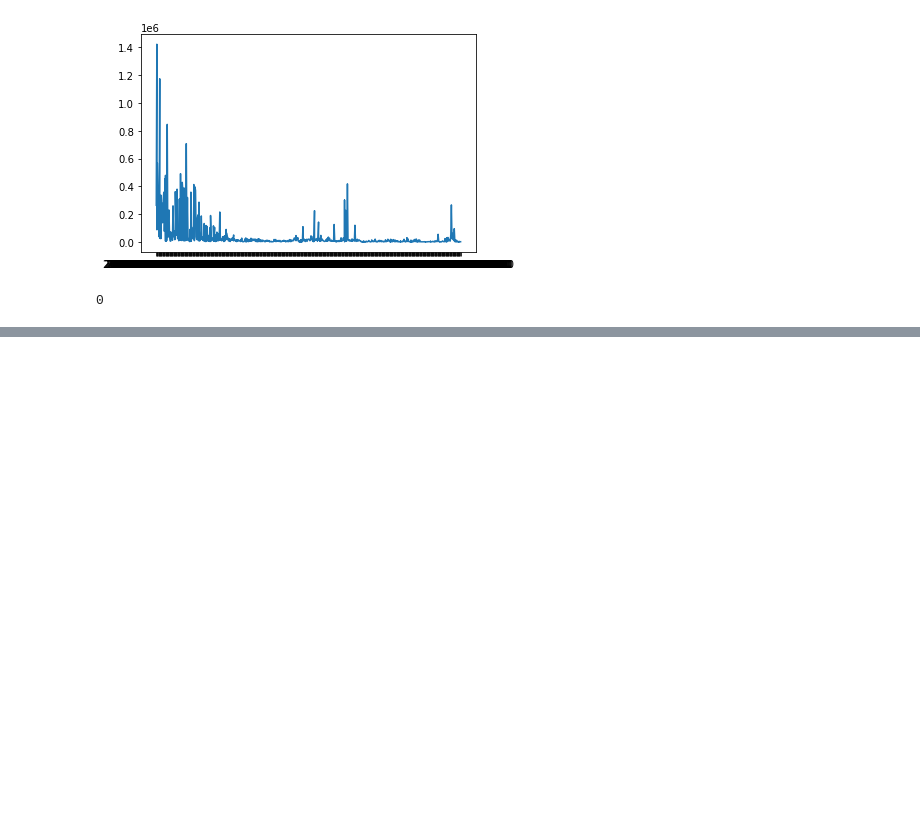
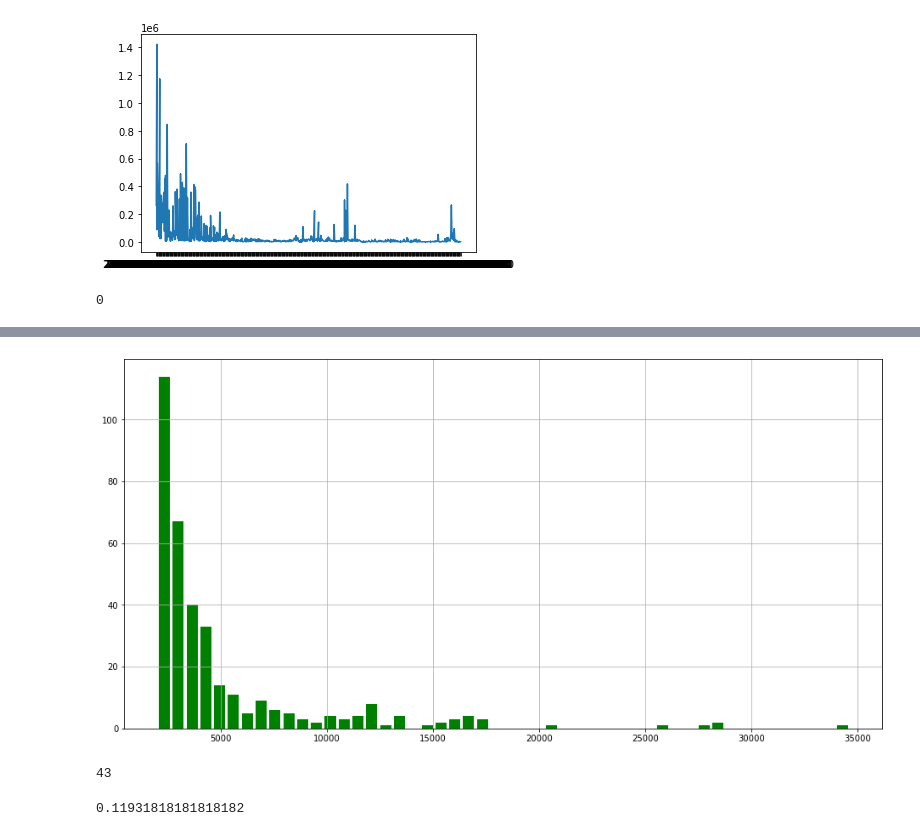
Before and after one commit to Rockyzsu/stock, a Jupyter notebook: analysis/hk_new_stock_ratio.ipynb, the cells around one changed output, grey strips where cells are left out. Saved outputs shown, nothing was run; the diff lists cells and outputs as text; code cells hidden in the pictures; blank space fills up the shorter version.

```diff
--- a/analysis/hk_new_stock_ratio.ipynb
+++ b/analysis/hk_new_stock_ratio.ipynb
@@ -312,0 +426,17 @@ df_selected.to_html('tb.html',encoding='utf8')
+# %%
+plt.figure(figsize=(16,8))
+plt.hist(df['one_hand_capital'],bins=50,rwidth=0.8,facecolor='green')
+# plt.title(u'港股新股一手金额分布')
+plt.grid(True)
+plt.savefig('hkstock.png')
+plt.show()
+# %% [output]
+[figure, added]
+# %%
+len(df[df['one_hand_capital']>=10000])
+# %% [output]
+43
+# %%
+42/352
+# %% [output]
+0.11931818181818182
```
Also changed, not shown: parts of 30 cells of this notebook, 43 other files.
